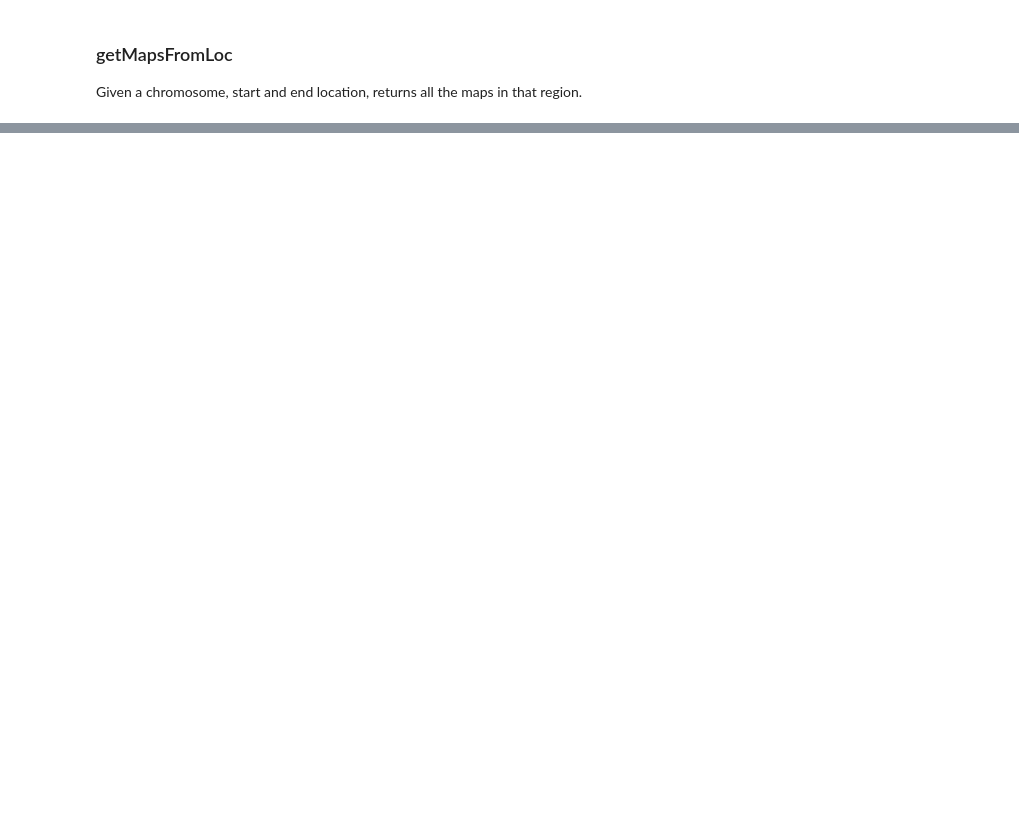
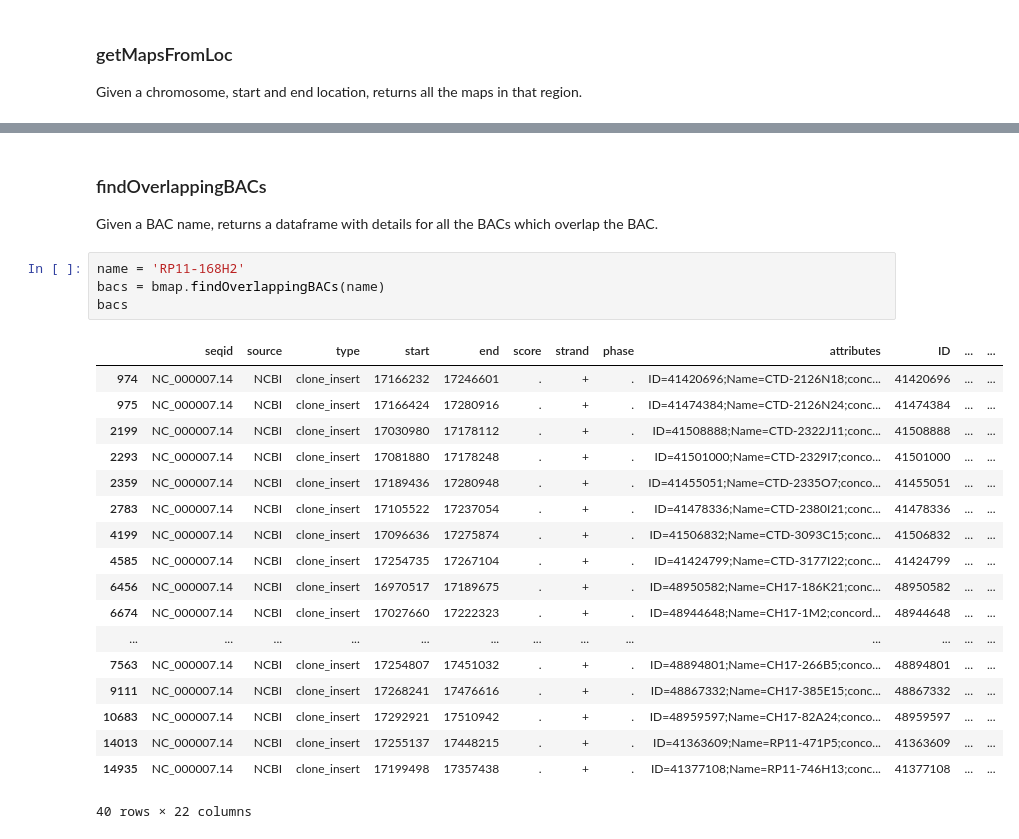
Before and after one commit to Laboratory-of-Mol-and-Comp-Genomics/bacmapping, a Jupyter notebook: Examples/Full_pipeline/bacmappingexample.ipynb, the cells around one changed output, grey strips where cells are left out. Drawn from its saved outputs; the diff is of its cells as text; blank space fills up the shorter version.

```diff
--- a/Examples/Full_pipeline/bacmappingexample.ipynb
+++ b/Examples/Full_pipeline/bacmappingexample.ipynb
@@ -122,0 +161,27 @@ pairs = bmap.findPairsFromName(name, longestoverlap, shortestoverlap)
+# %% [markdown]
+### findOverlappingBACs
+
+Given a BAC name, returns a dataframe with details for all the BACs which overlap the BAC.
+# %%
+name = 'RP11-168H2'
+bacs = bmap.findOverlappingBACs(name)
+bacs
+# %% [output]
+|  | seqid | source | type | start | end | score | strand | phase | attributes | ID | ... | ... |
+| 974 | NC_000007.14 | NCBI | clone_insert | 17166232 | 17246601 | . | + | . | ID=41420696;Name=CTD-2126N18;conc... | 41420696 | ... | ... |
+| 975 | NC_000007.14 | NCBI | clone_insert | 17166424 | 17280916 | . | + | . | ID=41474384;Name=CTD-2126N24;conc... | 41474384 | ... | ... |
+| 2199 | NC_000007.14 | NCBI | clone_insert | 17030980 | 17178112 | . | + | . | ID=41508888;Name=CTD-2322J11;conc... | 41508888 | ... | ... |
+| 2293 | NC_000007.14 | NCBI | clone_insert | 17081880 | 17178248 | . | + | . | ID=41501000;Name=CTD-2329I7;conco... | 41501000 | ... | ... |
+| 2359 | NC_000007.14 | NCBI | clone_insert | 17189436 | 17280948 | . | + | . | ID=41455051;Name=CTD-2335O7;conco... | 41455051 | ... | ... |
+| 2783 | NC_000007.14 | NCBI | clone_insert | 17105522 | 17237054 | . | + | . | ID=41478336;Name=CTD-2380I21;conc... | 41478336 | ... | ... |
+| 4199 | NC_000007.14 | NCBI | clone_insert | 17096636 | 17275874 | . | + | . | ID=41506832;Name=CTD-3093C15;conc... | 41506832 | ... | ... |
+| 4585 | NC_000007.14 | NCBI | clone_insert | 17254735 | 17267104 | . | + | . | ID=41424799;Name=CTD-3177I22;conc... | 41424799 | ... | ... |
+| 6456 | NC_000007.14 | NCBI | clone_insert | 16970517 | 17189675 | . | + | . | ID=48950582;Name=CH17-186K21;conc... | 48950582 | ... | ... |
+| 6674 | NC_000007.14 | NCBI | clone_insert | 17027660 | 17222323 | . | + | . | ID=48944648;Name=CH17-1M2;concord... | 48944648 | ... | ... |
+| ... | ... | ... | ... | ... | ... | ... | ... | ... | ... | ... | ... | ... |
+| 7563 | NC_000007.14 | NCBI | clone_insert | 17254807 | 17451032 | . | + | . | ID=48894801;Name=CH17-266B5;conco... | 48894801 | ... | ... |
+| 9111 | NC_000007.14 | NCBI | clone_insert | 17268241 | 17476616 | . | + | . | ID=48867332;Name=CH17-385E15;conc... | 48867332 | ... | ... |
+| 10683 | NC_000007.14 | NCBI | clone_insert | 17292921 | 17510942 | . | + | . | ID=48959597;Name=CH17-82A24;conco... | 48959597 | ... | ... |
+| 14013 | NC_000007.14 | NCBI | clone_insert | 17255137 | 17448215 | . | + | . | ID=41363609;Name=RP11-471P5;conco... | 41363609 | ... | ... |
+| 14935 | NC_000007.14 | NCBI | clone_insert | 17199498 | 17357438 | . | + | . | ID=41377108;Name=RP11-746H13;conc... | 41377108 | ... | ... |
+40 rows × 22 columns
```
Also changed, not shown: parts of 11 cells of this notebook.
